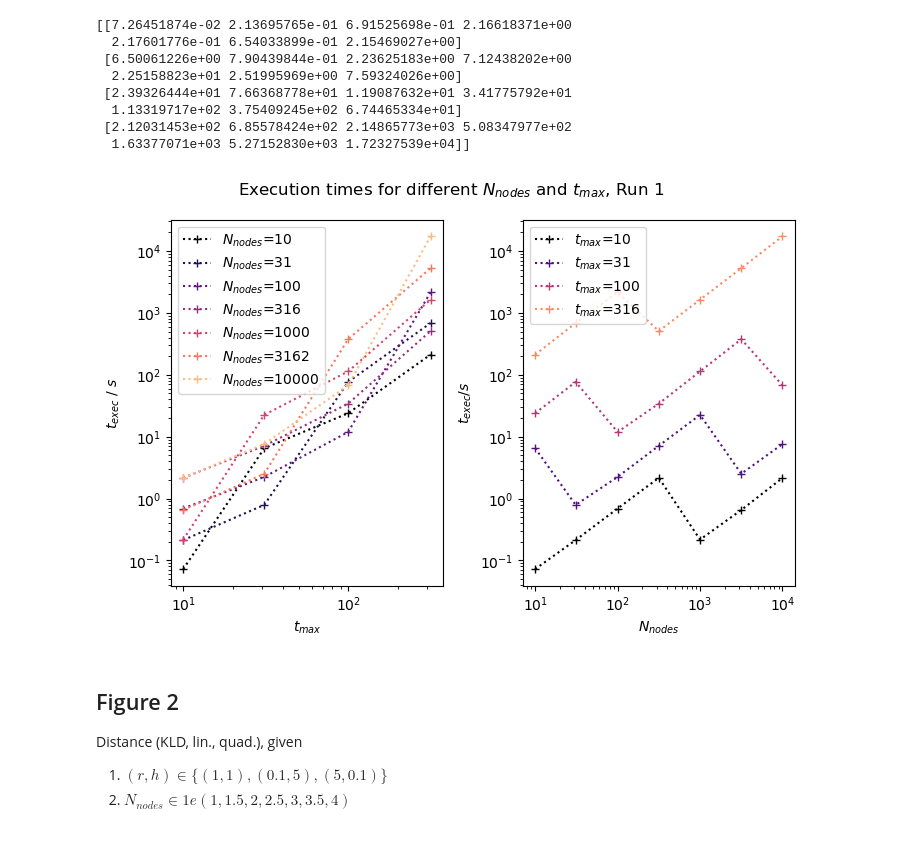
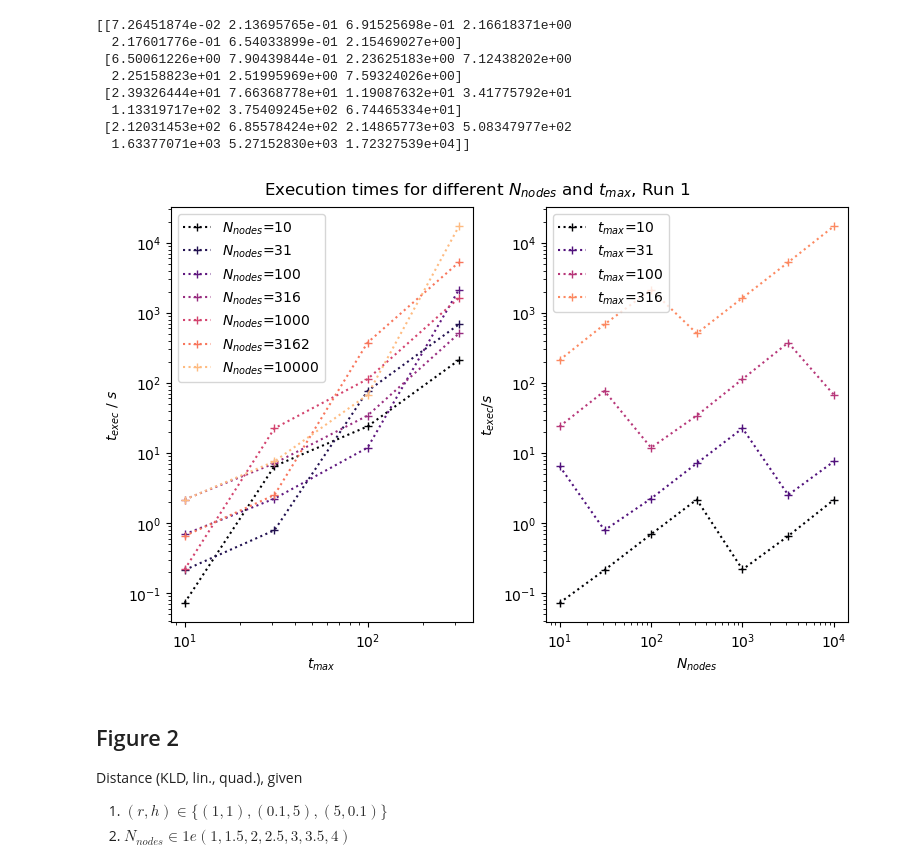
Before and after one commit to Priesemann-Group/neuro_op, a Jupyter notebook: notebooks/Vanilla-figures.ipynb, the cells around one changed output. Drawn from its saved outputs; the diff is of its cells as text; code cells hidden in the pictures.

```diff
--- a/notebooks/Vanilla-figures.ipynb
+++ b/notebooks/Vanilla-figures.ipynb
@@ -82,8 +82,8 @@ for file in files:
 exec_times_NT = np.array(exec_times_NT).reshape(len(t_arr), len(n_arr))
 # %%
 # Plot 1_1 -- (x,y) = (t_max,t_exec); loop over N_nodes
-
-fig1 = plt.figure(figsize=plt.figaspect(2 / 3))
+scale = 5
+fig1 = plt.figure(figsize=(1.5*scale,1*scale), constrained_layout=True)
 
 x_T = np.array(t_arr) / 100  # because t_arr used arbitrary rates
 y_T = [exec_times_NT[:, i] for i in range(len(n_arr))]
@@ -118,6 +118,5 @@ ax1_2.set_ylabel("$t_{exec}/s$")
 ax1_2.set_yscale("log")
 
 fig1.suptitle("Execution times for different $N_{nodes}$ and $t_{max}$, Run 1")
-fig1.tight_layout()
 plt.show()
 # %% [output]
@@ -162,8 +161,8 @@ print(exec_times_NT)
   1.63377071e+03 5.27152830e+03 1.72327539e+04]]
 # %%
 # Plot 1_1 -- (x,y) = (t_max,t_exec); loop over N_nodes
-
-fig2 = plt.figure(figsize=plt.figaspect(2 / 3))
+scale=5
+fig2 = plt.figure(figsize=(1.5*scale, 1*scale), constrained_layout=True)
 
 x_T = np.array(t_arr)
 y_T = [exec_times_NT[:, i] for i in range(len(n_arr))]
@@ -173,35 +172,34 @@ ax2_1.set_prop_cycle("color", cmap2(np.linspace(0, 1 - 1 / len(y_T), len(y_T))))
 for y in y_T:
     ax2_1.plot(x_T, y, ls=":", marker="+")
 
 ax2_1.legend(["$N_{nodes}$=" + str(N) for N in n_arr])
 ax2_1.set_xlabel("$t_{max}$")
 ax2_1.set_xscale("log")
 ax2_1.set_ylabel("$t_{exec}\ /\ s$")
 ax2_1.set_yscale("log")
 
 
 # Plot 1_2 -- (x,y) = (N_nodes,t_exec); loop over t_max
 x_N = np.array(n_arr)
 y_N = [exec_times_NT[i, :] for i in range(len(t_arr))]
 
 ax2_2 = fig2.add_subplot(1, 2, 2)
 ax2_2.set_prop_cycle("color", cmap2(np.linspace(0, 1 - 1 / len(y_N), len(y_N))))
 for y in y_N:
     ax2_2.plot(x_N, y, ls=":", marker="+")
 
 ax2_2.legend(
     ["$t_{max}$=" + str(t) for t in t_arr]
 )  # because t_arr used arbitrary rates
 ax2_2.set_xlabel("$N_{nodes}$")
 ax2_2.set_xscale("log")
 ax2_2.set_ylabel("$t_{exec}/s$")
 ax2_2.set_yscale("log")
 
 fig2.suptitle("Execution times for different $N_{nodes}$ and $t_{max}$, Run 1")
-fig2.tight_layout()
 plt.show()
 # %% [output]
-[figure, old version]
+[figure, new version]
 # %% [markdown]
 ## Figure 2
 
```
Also changed, not shown: parts of 7 cells of this notebook, 9 other files.
